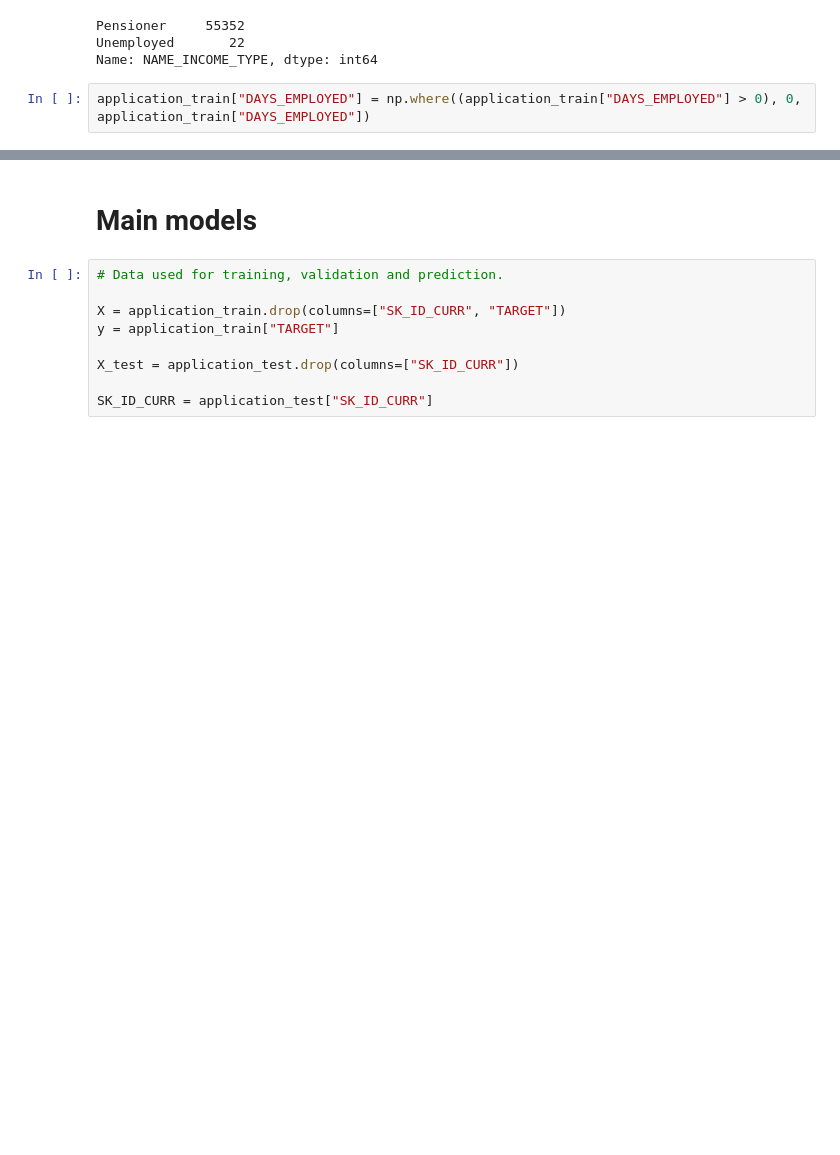
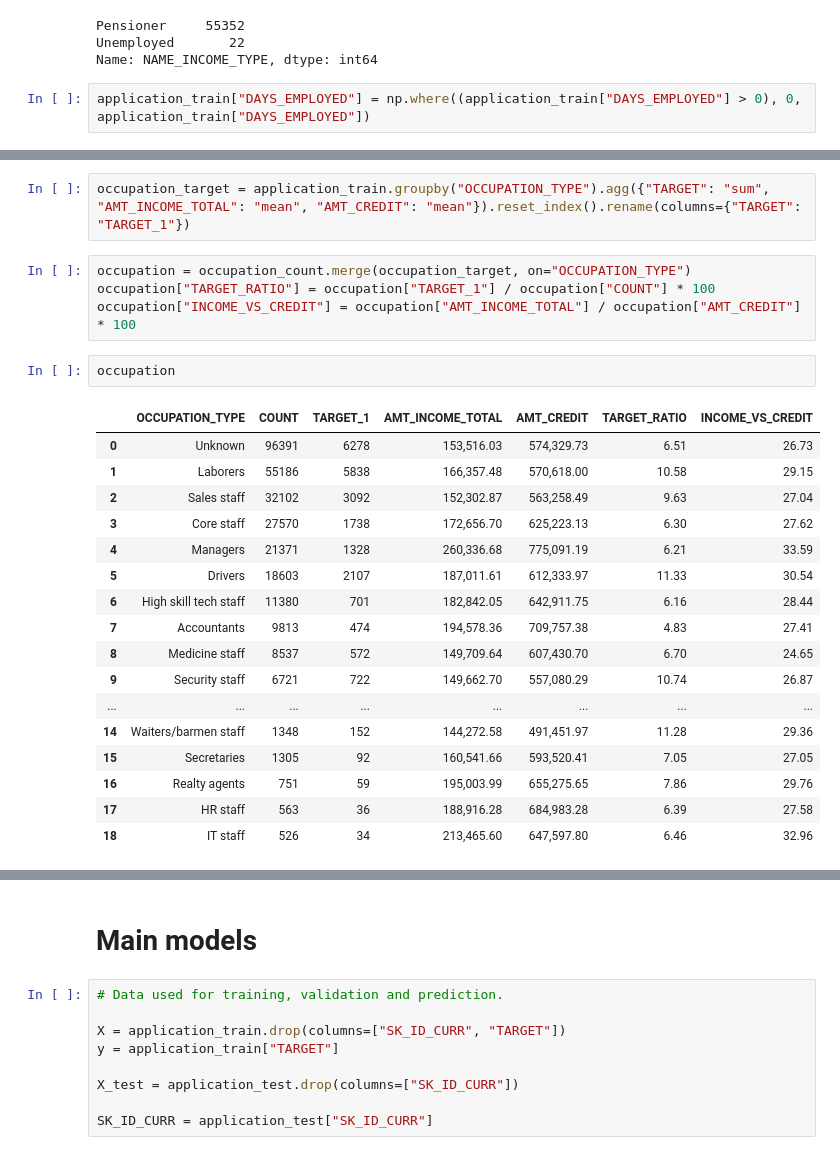
Before and after one commit to Gedas-LT/kaggle-home-credit, a Jupyter notebook: notebook.ipynb, the cells around one changed output, grey strips where cells are left out. Cells and saved outputs as stored; diff of their text form; blank space fills up the shorter version.

```diff
--- a/notebook.ipynb
+++ b/notebook.ipynb
@@ -548,0 +573,26 @@ application_train["DAYS_EMPLOYED_BINS"] = pd.cut(application_train["DAYS_EMPLOYE
+# %%
+occupation_target = application_train.groupby("OCCUPATION_TYPE").agg({"TARGET": "sum", "AMT_INCOME_TOTAL": "mean", "AMT_CREDIT": "mean"}).reset_index().rename(columns={"TARGET": "TARGET_1"})
+# %%
+occupation = occupation_count.merge(occupation_target, on="OCCUPATION_TYPE")
+occupation["TARGET_RATIO"] = occupation["TARGET_1"] / occupation["COUNT"] * 100
+occupation["INCOME_VS_CREDIT"] = occupation["AMT_INCOME_TOTAL"] / occupation["AMT_CREDIT"] * 100
+# %%
+occupation
+# %% [output]
+|  | OCCUPATION_TYPE | COUNT | TARGET_1 | AMT_INCOME_TOTAL | AMT_CREDIT | TARGET_RATIO | INCOME_VS_CREDIT |
+| 0 | Unknown | 96391 | 6278 | 153,516.03 | 574,329.73 | 6.51 | 26.73 |
+| 1 | Laborers | 55186 | 5838 | 166,357.48 | 570,618.00 | 10.58 | 29.15 |
+| 2 | Sales staff | 32102 | 3092 | 152,302.87 | 563,258.49 | 9.63 | 27.04 |
+| 3 | Core staff | 27570 | 1738 | 172,656.70 | 625,223.13 | 6.30 | 27.62 |
+| 4 | Managers | 21371 | 1328 | 260,336.68 | 775,091.19 | 6.21 | 33.59 |
+| 5 | Drivers | 18603 | 2107 | 187,011.61 | 612,333.97 | 11.33 | 30.54 |
+| 6 | High skill tech staff | 11380 | 701 | 182,842.05 | 642,911.75 | 6.16 | 28.44 |
+| 7 | Accountants | 9813 | 474 | 194,578.36 | 709,757.38 | 4.83 | 27.41 |
+| 8 | Medicine staff | 8537 | 572 | 149,709.64 | 607,430.70 | 6.70 | 24.65 |
+| 9 | Security staff | 6721 | 722 | 149,662.70 | 557,080.29 | 10.74 | 26.87 |
+| ... | ... | ... | ... | ... | ... | ... | ... |
+| 14 | Waiters/barmen staff | 1348 | 152 | 144,272.58 | 491,451.97 | 11.28 | 29.36 |
+| 15 | Secretaries | 1305 | 92 | 160,541.66 | 593,520.41 | 7.05 | 27.05 |
+| 16 | Realty agents | 751 | 59 | 195,003.99 | 655,275.65 | 7.86 | 29.76 |
+| 17 | HR staff | 563 | 36 | 188,916.28 | 684,983.28 | 6.39 | 27.58 |
+| 18 | IT staff | 526 | 34 | 213,465.60 | 647,597.80 | 6.46 | 32.96 |
```
Also changed, not shown: parts of 22 cells of this notebook.
